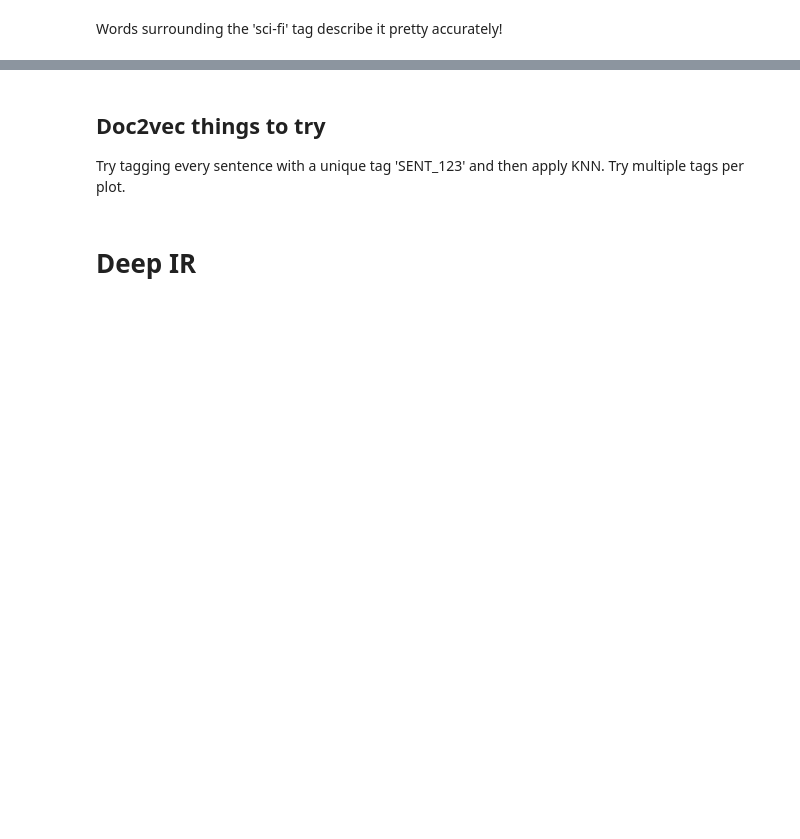
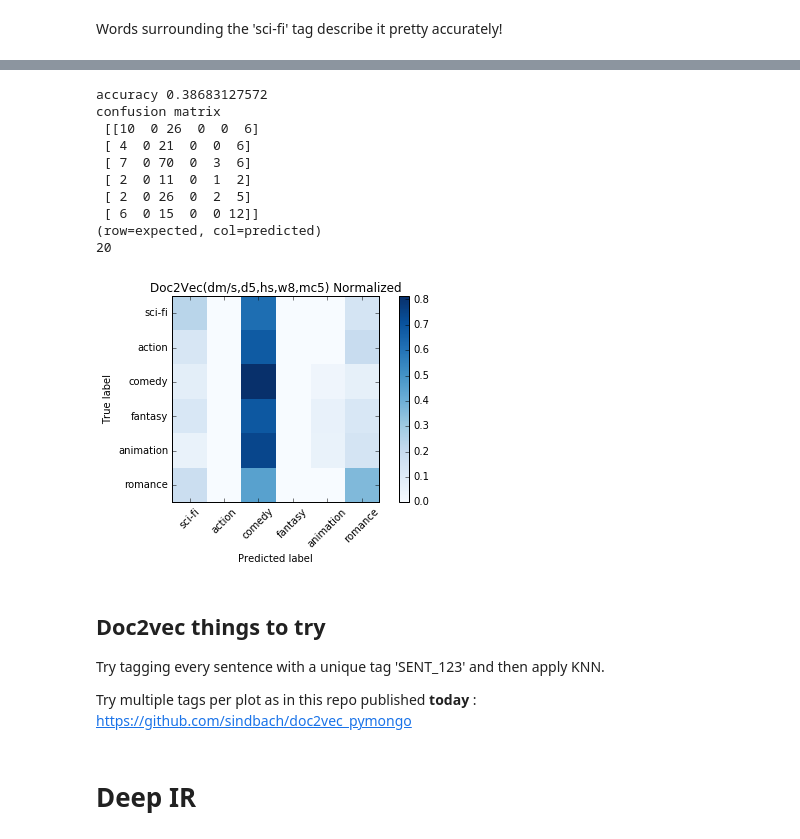
Before and after one commit to RaRe-Technologies/movie-plots-by-genre, a Jupyter notebook: Document classification with word embeddings tutorial.ipynb, the cells around one changed output, grey strips where cells are left out. Drawn from its saved outputs; the diff is of its cells as text; code cells hidden in the pictures; blank space fills up the shorter version.

```diff
--- a/Document classification with word embeddings tutorial.ipynb
+++ b/Document classification with word embeddings tutorial.ipynb
@@ -695,6 +731,35 @@ doc2vec_model.most_similar([doc2vec_model.docvecs['sci-fi']])
+# %%
+seed = 20
+
+doc2vec_model.seed = seed
+doc2vec_model.random = random.RandomState(seed)
+
+
+test_targets, test_regressors = zip(
+    *[(doc.tags[0], doc2vec_model.infer_vector(doc.words, steps=20)) for doc in testsent])
+
+
+logreg = linear_model.LogisticRegression(n_jobs=1, C=1e5, random_state=42)
+logreg = logreg.fit(train_regressors, train_targets)
+evaluate_prediction(logreg.predict(test_regressors), test_targets, title=str(doc2vec_model))
+print doc2vec_model.seed
+# %% [output]
+accuracy 0.38683127572
+confusion matrix
+ [[10  0 26  0  0  6]
+ [ 4  0 21  0  0  6]
+ [ 7  0 70  0  3  6]
+ [ 2  0 11  0  1  2]
+ [ 2  0 26  0  2  5]
+ [ 6  0 15  0  0 12]]
+(row=expected, col=predicted)
+20
+[figure, added]
 # %% [markdown]
 ## Doc2vec things to try
-Try tagging every sentence with a unique tag 'SENT_123' and then apply KNN. Try multiple tags per plot.
+Try tagging every sentence with a unique tag 'SENT_123' and then apply KNN.
+
+Try multiple tags per plot as in this repo published __today__ : https://github.com/sindbach/doc2vec_pymongo
 # %% [markdown]
 # Deep IR
 # %% [markdown]
```
Also changed, not shown: parts of 32 cells of this notebook.
